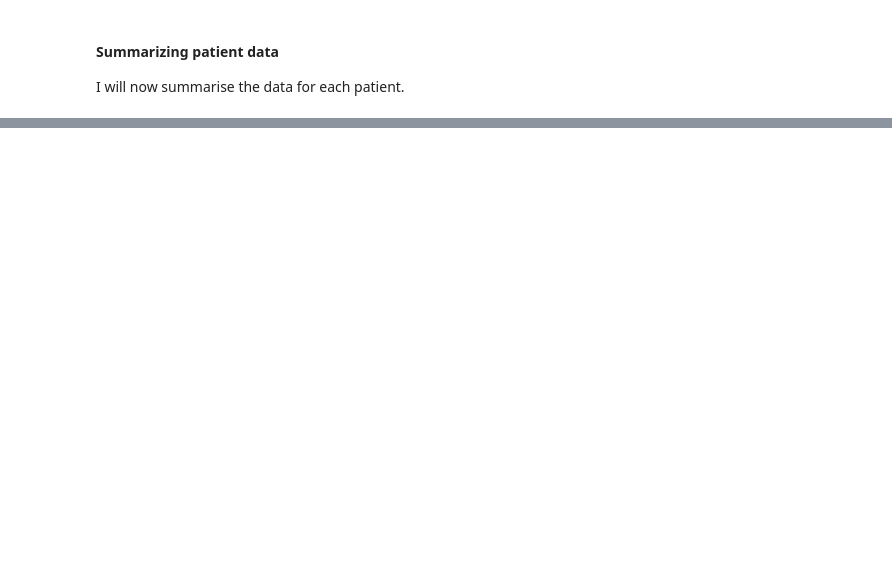
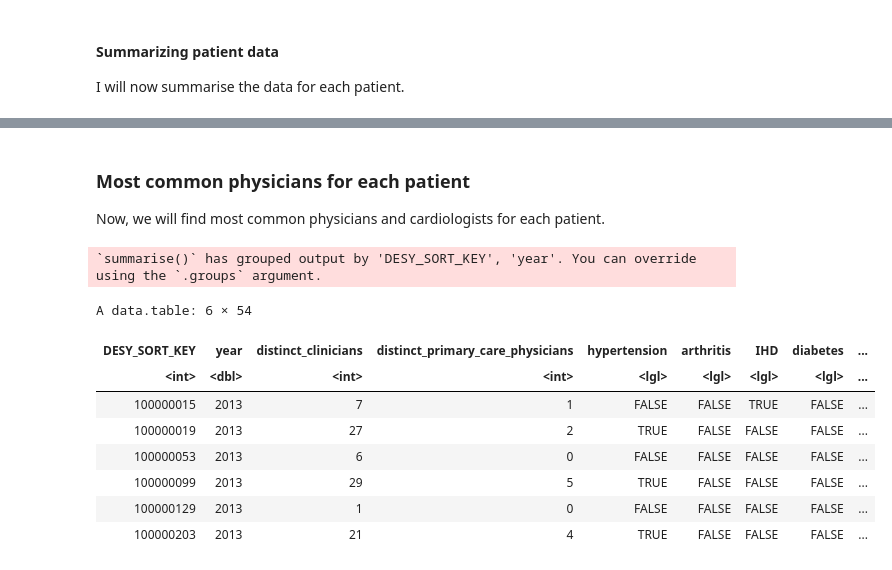
Before and after one commit to F4rbod/CaseMix, a Jupyter notebook: Calculations.ipynb, the cells around one changed output, grey strips where cells are left out. Drawn from its saved outputs; the diff is of its cells as text; code cells hidden in the pictures; blank space fills up the shorter version.

```diff
--- a/Calculations.ipynb
+++ b/Calculations.ipynb
@@ -296,0 +257,80 @@ hello
+# %% [markdown]
+### Most common physicians for each patient
+
+Now, we will find most common physicians and cardiologists for each patient.
+# %%
+#adding most common physicians
+add_patient_NPI=function(data, summary_data, time_frame = 365){
+
+  comorbidity_and_phys_data =
+    inner_join(data, summary_data[, c("DESY_SORT_KEY","year",
+                                "icd_9_pure",
+                                "icd_10_pure")], by = c("DESY_SORT_KEY","year")) %>%
+    as.data.table()
+
+  patient_NPI_count_finder = function(data) {
+    result = data %>%
+      mutate(is_office_visit = HCPCS_CD %in% office_visit_codes)%>%
+      group_by(DESY_SORT_KEY, year, PRF_PHYSN_NPI) %>%
+      summarise(n = sum(is_office_visit,na.rm=T)) %>%
+      filter(n>0)%>%
+      arrange(.by_group = T, desc(n))
+  }
+
+  patient_NPI_counts = patient_NPI_count_finder(comorbidity_and_phys_data)
+
+  patient_NPI_counts = left_join(patient_NPI_counts,
+                                 distinct(data[, .(PRF_PHYSN_NPI, PRVDR_SPCLTY)]), by ="PRF_PHYSN_NPI")
+
+  find_most_common = function(data) {
+    data %>%
+      group_by(DESY_SORT_KEY,year) %>%
+      arrange(.by_group = T, desc(n)) %>%
+      slice(1) %>%
+      as.data.table()
+  }
+
+  find_most_common_by_specialty = function(data, specialty_code) {
+    data %>%
+      filter(PRVDR_SPCLTY %in% specialty_code) %>%
+      group_by(DESY_SORT_KEY,year) %>%
+      arrange(.by_group = T, desc(n)) %>%
+      slice(1) %>%
+      as.data.table()
+  }
+
+  most_common_physician = find_most_common(patient_NPI_counts)
+  most_common_primary_care_physician = find_most_common_by_specialty(patient_NPI_counts,
+                                                                     specialty_code = c("01", "08", "11", "38"))
+  most_common_physician = data.frame(most_common_physician) %>%
+    rename_with( ~ paste0("most_common_physician_", .x))
+  most_common_primary_care_physician = data.frame(most_common_primary_care_physician) %>%
+    rename_with( ~ paste0("most_common_primary_care_physician_", .x))
+
+  summary_data = left_join(
+    summary_data,
+    most_common_physician,
+    by = c("DESY_SORT_KEY" = "most_common_physician_DESY_SORT_KEY")
+  )
+  summary_data = left_join(
+    summary_data,
+    most_common_primary_care_physician,
+    by = c("DESY_SORT_KEY" = "most_common_primary_care_physician_DESY_SORT_KEY")
+  )%>%
+  as.data.table()
+
+}
+
+summary_with_npi=add_patient_NPI(data = carrier_data_all_years, summary_data = summary_with_patient_characteristics)
+head(summary_with_npi)
+# %% [output]
+`summarise()` has grouped output by 'DESY_SORT_KEY', 'year'. You can override using the `.groups` argument.
+A data.table: 6 × 54
+| DESY_SORT_KEY | year | distinct_clinicians | distinct_primary_care_physicians | hypertension | arthritis | IHD | diabetes | ... |
+| <int> | <dbl> | <int> | <int> | <lgl> | <lgl> | <lgl> | <lgl> | ... |
+| 100000015 | 2013 | 7 | 1 | FALSE | FALSE | TRUE | FALSE | ... |
+| 100000019 | 2013 | 27 | 2 | TRUE | FALSE | FALSE | FALSE | ... |
+| 100000053 | 2013 | 6 | 0 | FALSE | FALSE | FALSE | FALSE | ... |
+| 100000099 | 2013 | 29 | 5 | TRUE | FALSE | FALSE | FALSE | ... |
+| 100000129 | 2013 | 1 | 0 | FALSE | FALSE | FALSE | FALSE | ... |
+| 100000203 | 2013 | 21 | 4 | TRUE | FALSE | FALSE | FALSE | ... |
```
Also changed, not shown: parts of 33 cells of this notebook.
